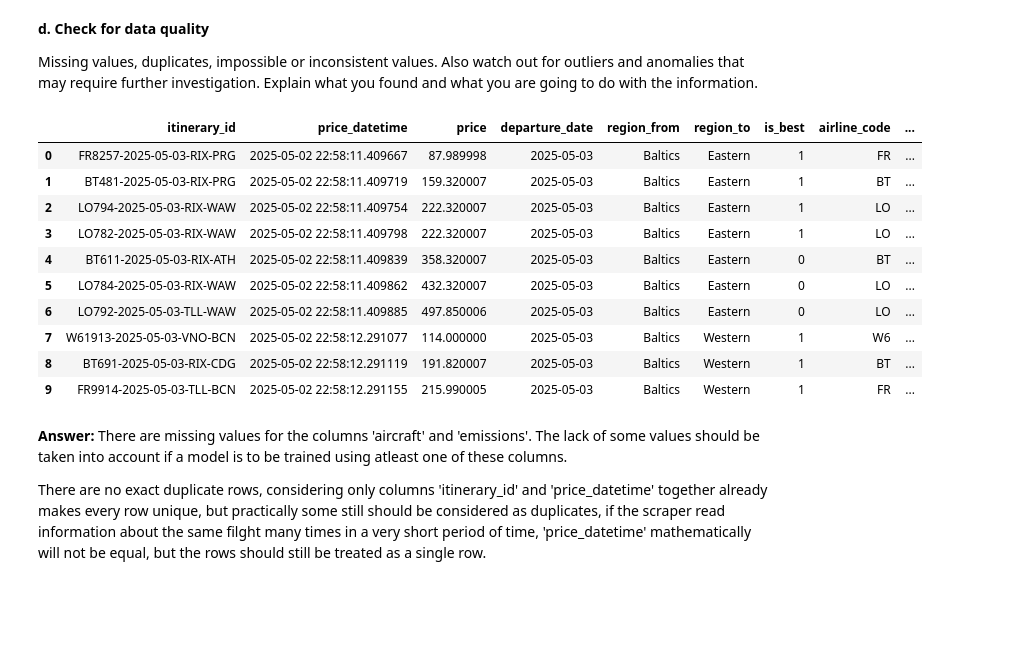
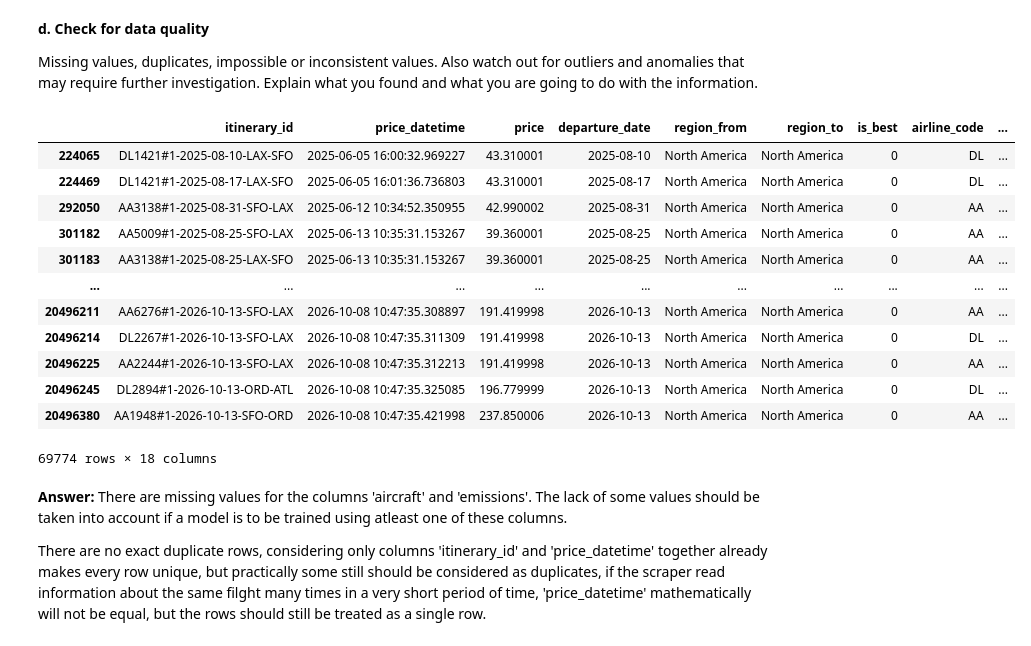
Before and after one commit to NazarZavrinUT/Introduction_to_Data_Science_project, a Jupyter notebook: IDS2026_HW07.ipynb, the cells around one changed output. Drawn from its saved outputs; the diff is of its cells as text; code cells hidden in the pictures; blank space fills up the shorter version.

Commit message:
Investigated column itinerary_id values containing the symbol #.

```diff
--- a/IDS2026_HW07.ipynb
+++ b/IDS2026_HW07.ipynb
@@ -367,30 +399,34 @@ import pandas as pd
 import pyarrow
 flights_clean_df = pd.read_parquet("flights_clean.parquet")
 # %%
-flights_clean_df.head(10)
+#flights_clean_df.head(10)
 
 #flights_clean_df.describe(include="all")
 
 #flights_clean_df.groupby('region_from').size()
 #flights_clean_df.groupby('aircraft').size()
 
 #flights_clean_df.isna().sum()
 
+flights_clean_df[flights_clean_df['itinerary_id'].str.contains("#")]
+
 # Pay attention to memory usage
 #flights_clean_df.duplicated().sum()
 #((flights_clean_df[['itinerary_id','price_datetime']])).duplicated().sum()
 # %% [output]
 |  | itinerary_id | price_datetime | price | departure_date | region_from | region_to | is_best | airline_code | ... |
-| 0 | FR8257-2025-05-03-RIX-PRG | 2025-05-02 22:58:11.409667 | 87.989998 | 2025-05-03 | Baltics | Eastern | 1 | FR | ... |
-| 1 | BT481-2025-05-03-RIX-PRG | 2025-05-02 22:58:11.409719 | 159.320007 | 2025-05-03 | Baltics | Eastern | 1 | BT | ... |
-| 2 | LO794-2025-05-03-RIX-WAW | 2025-05-02 22:58:11.409754 | 222.320007 | 2025-05-03 | Baltics | Eastern | 1 | LO | ... |
-| 3 | LO782-2025-05-03-RIX-WAW | 2025-05-02 22:58:11.409798 | 222.320007 | 2025-05-03 | Baltics | Eastern | 1 | LO | ... |
-| 4 | BT611-2025-05-03-RIX-ATH | 2025-05-02 22:58:11.409839 | 358.320007 | 2025-05-03 | Baltics | Eastern | 0 | BT | ... |
-| 5 | LO784-2025-05-03-RIX-WAW | 2025-05-02 22:58:11.409862 | 432.320007 | 2025-05-03 | Baltics | Eastern | 0 | LO | ... |
-| 6 | LO792-2025-05-03-TLL-WAW | 2025-05-02 22:58:11.409885 | 497.850006 | 2025-05-03 | Baltics | Eastern | 0 | LO | ... |
-| 7 | W61913-2025-05-03-VNO-BCN | 2025-05-02 22:58:12.291077 | 114.000000 | 2025-05-03 | Baltics | Western | 1 | W6 | ... |
-| 8 | BT691-2025-05-03-RIX-CDG | 2025-05-02 22:58:12.291119 | 191.820007 | 2025-05-03 | Baltics | Western | 1 | BT | ... |
-| 9 | FR9914-2025-05-03-TLL-BCN | 2025-05-02 22:58:12.291155 | 215.990005 | 2025-05-03 | Baltics | Western | 1 | FR | ... |
+| 224065 | DL1421#1-2025-08-10-LAX-SFO | 2025-06-05 16:00:32.969227 | 43.310001 | 2025-08-10 | North America | North America | 0 | DL | ... |
+| 224469 | DL1421#1-2025-08-17-LAX-SFO | 2025-06-05 16:01:36.736803 | 43.310001 | 2025-08-17 | North America | North America | 0 | DL | ... |
+| 292050 | AA3138#1-2025-08-31-SFO-LAX | 2025-06-12 10:34:52.350955 | 42.990002 | 2025-08-31 | North America | North America | 0 | AA | ... |
+| 301182 | AA5009#1-2025-08-25-SFO-LAX | 2025-06-13 10:35:31.153267 | 39.360001 | 2025-08-25 | North America | North America | 0 | AA | ... |
+| 301183 | AA3138#1-2025-08-25-LAX-SFO | 2025-06-13 10:35:31.153267 | 39.360001 | 2025-08-25 | North America | North America | 0 | AA | ... |
+| ... | ... | ... | ... | ... | ... | ... | ... | ... | ... |
+| 20496211 | AA6276#1-2026-10-13-SFO-LAX | 2026-10-08 10:47:35.308897 | 191.419998 | 2026-10-13 | North America | North America | 0 | AA | ... |
+| 20496214 | DL2267#1-2026-10-13-SFO-LAX | 2026-10-08 10:47:35.311309 | 191.419998 | 2026-10-13 | North America | North America | 0 | DL | ... |
+| 20496225 | AA2244#1-2026-10-13-SFO-LAX | 2026-10-08 10:47:35.312213 | 191.419998 | 2026-10-13 | North America | North America | 0 | AA | ... |
+| 20496245 | DL2894#1-2026-10-13-ORD-ATL | 2026-10-08 10:47:35.325085 | 196.779999 | 2026-10-13 | North America | North America | 0 | DL | ... |
+| 20496380 | AA1948#1-2026-10-13-SFO-ORD | 2026-10-08 10:47:35.421998 | 237.850006 | 2026-10-13 | North America | North America | 0 | AA | ... |
+69774 rows × 18 columns
 # %% [markdown]
 **Answer:** There are missing values for the columns 'aircraft' and 'emissions'. The lack of some values should be taken into account if a model is to be trained using atleast one of these columns.
 
```
Also changed, not shown: parts of 3 cells of this notebook.
